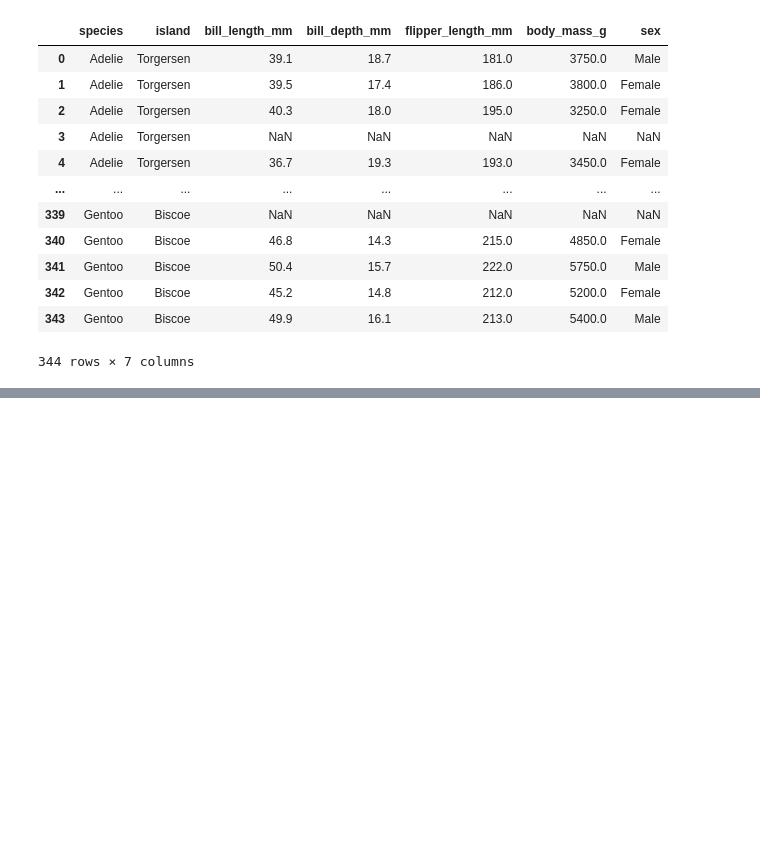
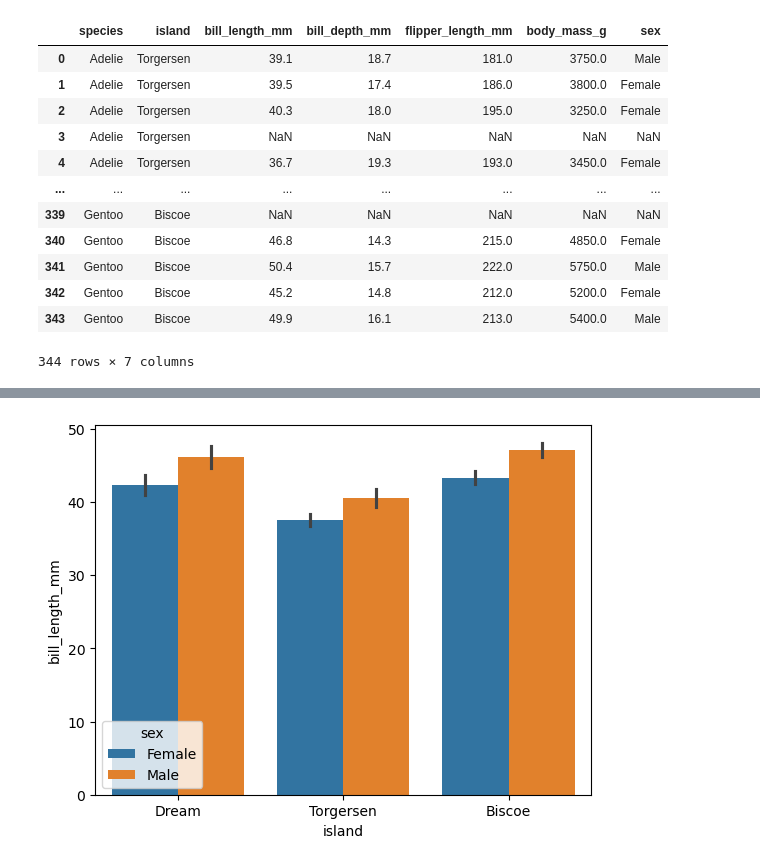
Before and after one commit to siddhesh1503/Seaborn, a Jupyter notebook: Bar Plot.ipynb, the cells around one changed output, grey strips where cells are left out. Cells and saved outputs as stored; diff of their text form; code cells hidden in the pictures; blank space fills up the shorter version.

```diff
--- a/Bar Plot.ipynb
+++ b/Bar Plot.ipynb
@@ -25,0 +34,7 @@ sns.barplot(x=var.island,y=var)
+# %%
+#Order parameter
+order_1 = ["Dream","Torgersen","Biscoe"]
+sns.barplot(x=var.island,y=var.bill_length_mm,data=var,hue="sex",order=order_1,hue_order=["Female","Male"])
+plt.show()
+# %% [output]
+[figure, added]
```
Also changed, not shown: parts of 4 cells of this notebook.
